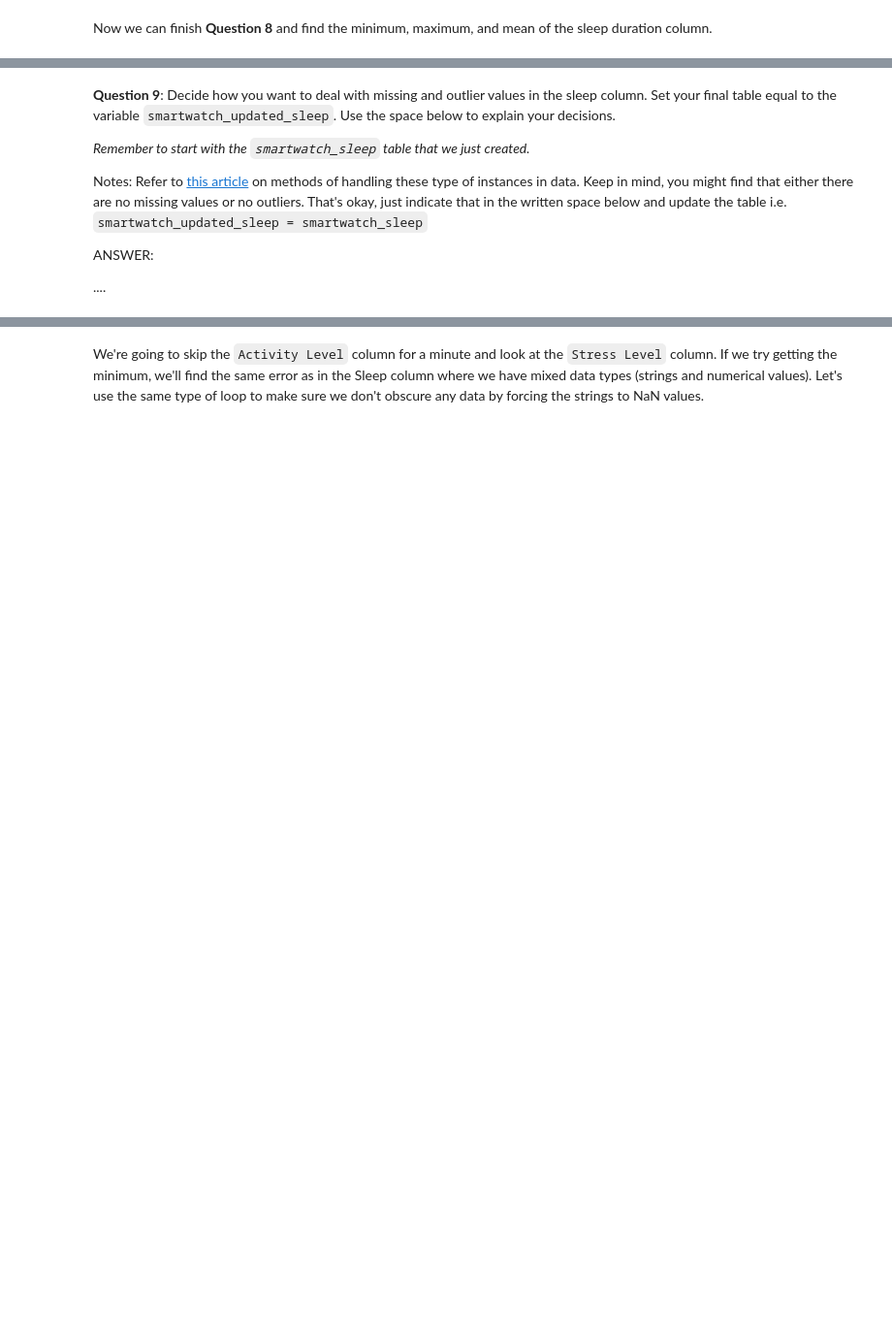
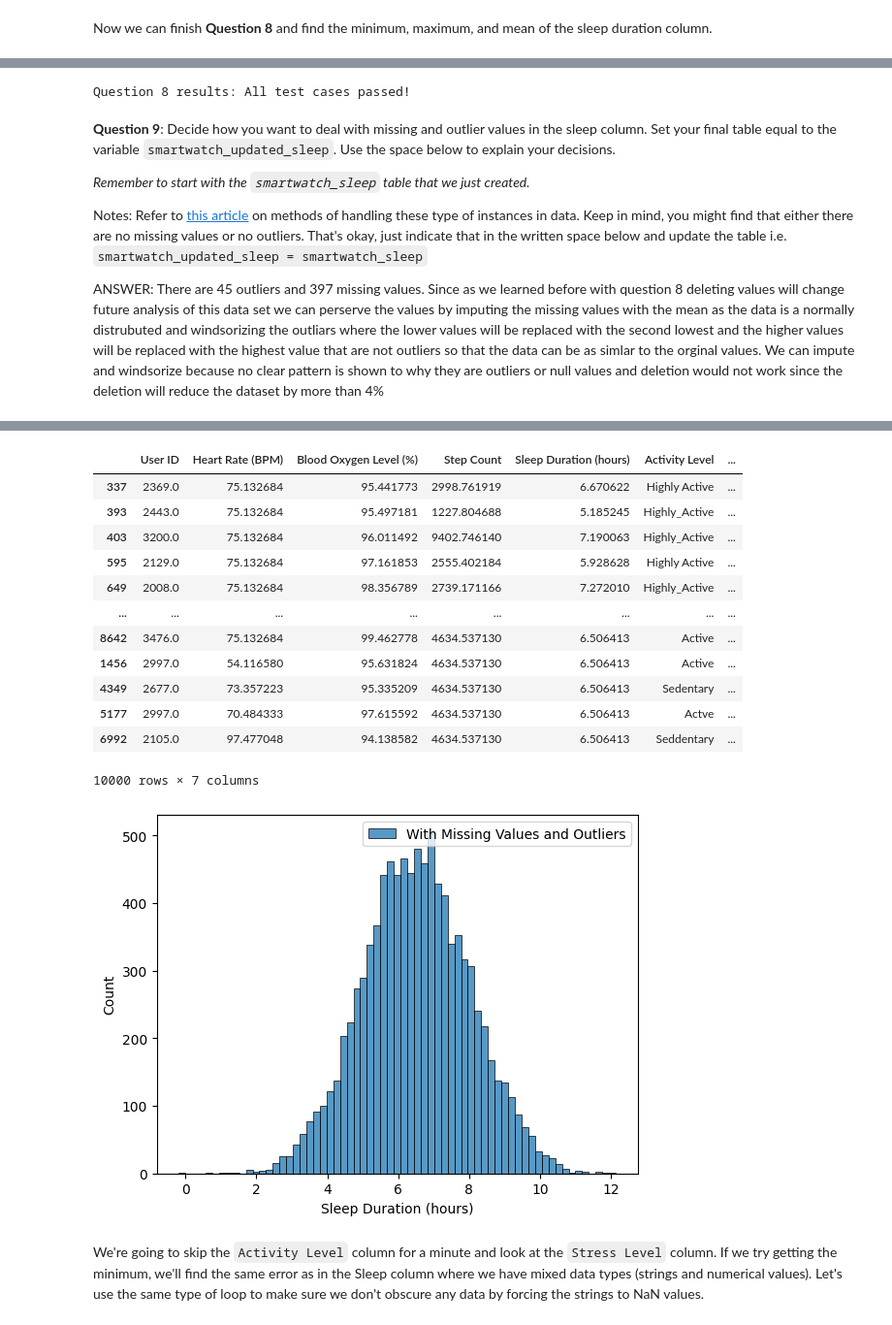
Before and after one commit to BMC-Intersectional-Data-Feminism/exercise-2-data-cleaning-and-analysis-Bunxny, a Jupyter notebook: exercise2.ipynb, the cells around one changed output, grey strips where cells are left out. Shown at 97% size. Drawn from its saved outputs; the diff is of its cells as text; code cells hidden in the pictures; blank space fills up the shorter version.

```diff
--- a/exercise2.ipynb
+++ b/exercise2.ipynb
@@ -333,3 +492,7 @@ check('tests/q8.py')
+# %%
+grader.check('q8')
+# %% [output]
+Question 8 results: All test cases passed!
 # %% [markdown]
 **Question 9**: Decide how you want to deal with missing and outlier values in the sleep column. Set your final table equal to the variable `smartwatch_updated_sleep`. Use the space below to explain your decisions.
 
@@ -337,6 +500,4 @@ check('tests/q8.py')
 
 Notes: Refer to [this article](https://pmc.ncbi.nlm.nih.gov/articles/PMC5548942/) on methods of handling these type of instances in data. Keep in mind, you might find that either there are no missing values or no outliers. That's okay, just indicate that in the written space below and update the table i.e. `smartwatch_updated_sleep = smartwatch_sleep`
 
-ANSWER:
-
-....
+ANSWER: There are 45 outliers and 397 missing values. Since as we learned before with question 8 deleting values will change future analysis of this data set we can perserve the values by imputing the missing values with the mean as the data is a normally distrubuted and windsorizing the outliars where the lower values will be replaced with the second lowest and the higher values will be replaced with the highest value that are not outliers so that the data can be as simlar to the orginal values. We can impute and windsorize because no clear pattern is shown to why they are outliers or null values and deletion would not work since the deletion will reduce the dataset by more than 4%
@@ -348,0 +504,52 @@ smartwatch_updated_sleep
+# %%
+## use this space or additional cells to address the missing or outlier data.
+
+print(len(smartwatch_sleep[smartwatch_sleep['Sleep Duration (hours)'].isnull()]))
+print(len(smartwatch_sleep[~smartwatch_sleep['Sleep Duration (hours)'].isnull()]))
+print((len(smartwatch_sleep[smartwatch_sleep['Sleep Duration (hours)'].isnull()]))/len(smartwatch_sleep))
+
+q1 = smartwatch_sleep['Sleep Duration (hours)'].quantile(0.25)
+q3 = smartwatch_sleep['Sleep Duration (hours)'].quantile(0.75)
+iqr = q3 - q1
+low_fence = q1 - (1.5 * iqr)
+print("low " + str(low_fence))
+up_fence = q3 + (1.5 * iqr)
+print("high " + str(up_fence))
+
+outlier_sleep = smartwatch_sleep[(smartwatch_sleep['Sleep Duration (hours)'] > up_fence) | (smartwatch_sleep['Sleep Duration (hours)'] < low_fence)]
+up_sleep = smartwatch_sleep[(smartwatch_sleep['Sleep Duration (hours)'] > up_fence)]
+#print(up_outlier)
+print("length " + str(len(outlier_sleep)))
+print(outlier_sleep)
+
+outlier_sleep_up = smartwatch_sleep[(smartwatch_sleep['Sleep Duration (hours)'] > up_fence)]
+
+outlier_sleep_low = smartwatch_sleep[(smartwatch_sleep['Sleep Duration (hours)'] < low_fence)]
+
+null_sleep = smartwatch_sleep[smartwatch_sleep['Sleep Duration (hours)'].isnull()]
+print(null_sleep)
+print("total outlier and missing:")
+print((len(null_sleep) + len(outlier_sleep)))
+print((len(null_sleep) + len(outlier_sleep))/len(smartwatch_sleep))
+
+smartwatch_updated_sleep = smartwatch_sleep[
+    (~smartwatch_sleep['Sleep Duration (hours)'].isnull()) &
+    (smartwatch_sleep['Sleep Duration (hours)'] <= up_fence) &
+    (smartwatch_sleep['Sleep Duration (hours)'] >= low_fence)
+]
+outlier_sleep_up['Sleep Duration (hours)'] = smartwatch_updated_sleep['Sleep Duration (hours)'].max();
+outlier_sleep_low['Sleep Duration (hours)'] = smartwatch_updated_sleep['Sleep Duration (hours)'].nsmallest(2).iloc[-1];
+null_sleep['Sleep Duration (hours)'] = smartwatch_updated_sleep['Sleep Duration (hours)'].mean();
+print(outlier_sleep)
+print(smartwatch_updated_sleep['Sleep Duration (hours)'].mean())
+smartwatch_updated_sleep = pd.concat([smartwatch_updated_sleep, outlier_sleep_low, outlier_sleep_up, null_sleep])
+print(smartwatch_updated_sleep['Sleep Duration (hours)'].mean())
+
+sns.histplot(smartwatch_sleep["Sleep Duration (hours)"], label ='With Missing Values and Outliers')
+#sns.histplot(smartwatch_o2["Blood Oxygen Level (%)"], label = 'With Mean as Imputed Value')
+plt.legend()
+
+
+len(smartwatch_updated_sleep)
+smartwatch_updated_sleep
+# %% [output]
@@ -349,3 +588,17 @@ smartwatch_updated_sleep
+|  | User ID | Heart Rate (BPM) | Blood Oxygen Level (%) | Step Count | Sleep Duration (hours) | Activity Level | ... |
+| 337 | 2369.0 | 75.132684 | 95.441773 | 2998.761919 | 6.670622 | Highly Active | ... |
+| 393 | 2443.0 | 75.132684 | 95.497181 | 1227.804688 | 5.185245 | Highly_Active | ... |
+| 403 | 3200.0 | 75.132684 | 96.011492 | 9402.746140 | 7.190063 | Highly_Active | ... |
+| 595 | 2129.0 | 75.132684 | 97.161853 | 2555.402184 | 5.928628 | Highly Active | ... |
+| 649 | 2008.0 | 75.132684 | 98.356789 | 2739.171166 | 7.272010 | Highly_Active | ... |
+| ... | ... | ... | ... | ... | ... | ... | ... |
+| 8642 | 3476.0 | 75.132684 | 99.462778 | 4634.537130 | 6.506413 | Active | ... |
+| 1456 | 2997.0 | 54.116580 | 95.631824 | 4634.537130 | 6.506413 | Active | ... |
+| 4349 | 2677.0 | 73.357223 | 95.335209 | 4634.537130 | 6.506413 | Sedentary | ... |
+| 5177 | 2997.0 | 70.484333 | 97.615592 | 4634.537130 | 6.506413 | Actve | ... |
+| 6992 | 2105.0 | 97.477048 | 94.138582 | 4634.537130 | 6.506413 | Seddentary | ... |
+10000 rows × 7 columns
+[figure, added]
 # %% [markdown]
 We're going to skip the `Activity Level` column for a minute and look at the `Stress Level` column. If we try getting the minimum, we'll find the same error as in the Sleep column where we have mixed data types (strings and numerical values). Let's use the same type of loop to make sure we don't obscure any data by forcing the strings to NaN values.
 # %%
```
Also changed, not shown: parts of 42 cells of this notebook, 1 other file.
